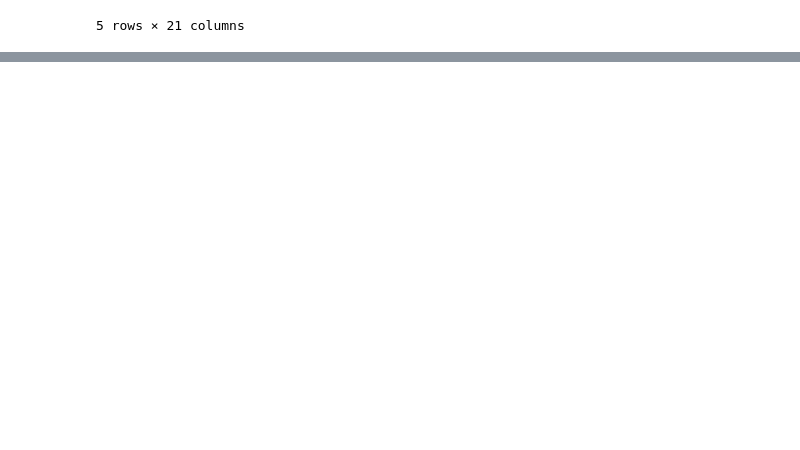
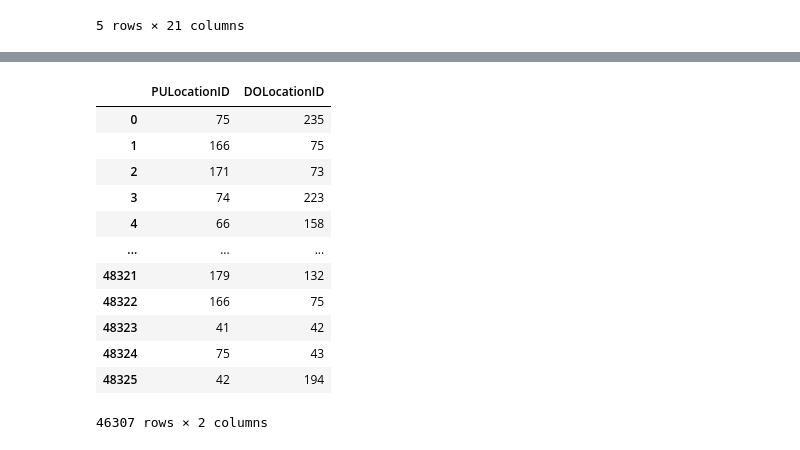
Before and after one commit to imenbkr/mlops-zoomcamp, a Jupyter notebook: 01-intro/homework.ipynb, the cells around one changed output, grey strips where cells are left out. Drawn from its saved outputs; the diff is of its cells as text; code cells hidden in the pictures; blank space fills up the shorter version.

```diff
--- a/01-intro/homework.ipynb
+++ b/01-intro/homework.ipynb
@@ -88,6 +82,6 @@ Requirement already satisfied: six>=1.5 in /home/codespace/.local/lib/python3.12
 Note: you may need to restart the kernel to use updated packages.
 # %%
-df = pd.read_parquet("/workspaces/mlops-zoomcamp/data/green_tripdata_2025-01.parquet")
+df = pd.read_parquet("/workspaces/mlops-zoomcamp/01-intro/data/green_tripdata_2025-01.parquet")
 print(df.head())
 # %% [output]
    VendorID lpep_pickup_datetime lpep_dropoff_datetime store_and_fwd_flag  \
@@ -119,0 +134,3 @@ df.head()
+# %%
+df['duration'] = df.lpep_dropoff_datetime - df.lpep_pickup_datetime
+df.duration = df.duration.apply(lambda td: td.total_seconds() / 60)
@@ -119,0 +152,23 @@ df.head()
+# %%
+df = df[(df.duration >= 1) & (df.duration <= 60)]
+
+categorical = ['PULocationID', 'DOLocationID']
+numerical = ['trip_distance']
+
+df[categorical] = df[categorical].astype(str)
+# %%
+df[categorical]
+# %% [output]
+|  | PULocationID | DOLocationID |
+| 0 | 75 | 235 |
+| 1 | 166 | 75 |
+| 2 | 171 | 73 |
+| 3 | 74 | 223 |
+| 4 | 66 | 158 |
+| ... | ... | ... |
+| 48321 | 179 | 132 |
+| 48322 | 166 | 75 |
+| 48323 | 41 | 42 |
+| 48324 | 75 | 43 |
+| 48325 | 42 | 194 |
+46307 rows × 2 columns
```
Also changed, not shown: parts of 19 cells of this notebook, 2 other files.
